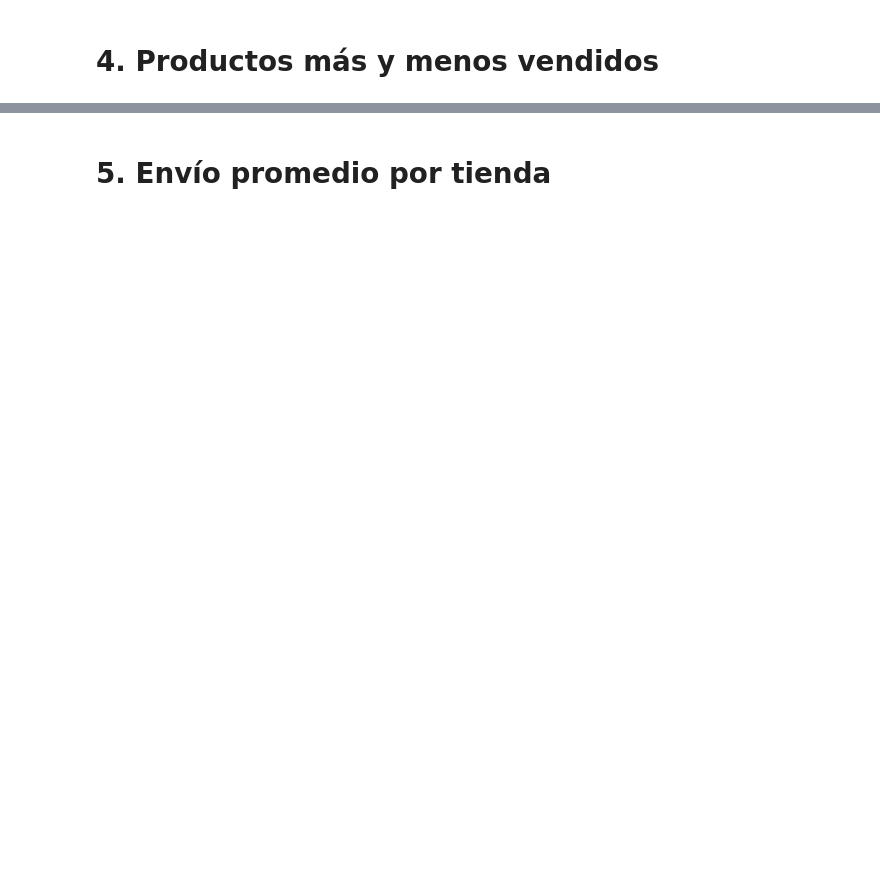
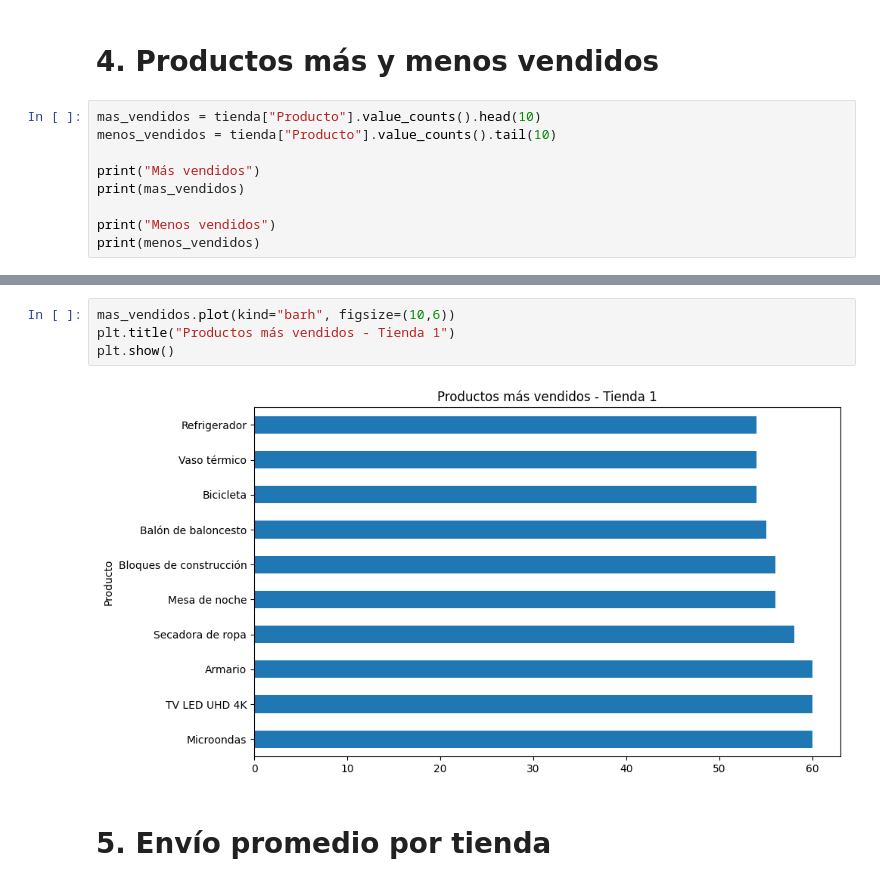
Before and after one commit to Franklin-Custodio/challenge-tiendas, a Jupyter notebook: AluraStoreLatam.ipynb, the cells around one changed output, grey strips where cells are left out. Saved outputs shown, nothing was run; the diff lists cells and outputs as text; blank space fills up the shorter version.

```diff
--- a/AluraStoreLatam.ipynb
+++ b/AluraStoreLatam.ipynb
@@ -61,2 +122,11 @@ plt.show()
 # %% [markdown]
 # 4. Productos más y menos vendidos
+# %%
+mas_vendidos = tienda["Producto"].value_counts().head(10)
+menos_vendidos = tienda["Producto"].value_counts().tail(10)
+
+print("Más vendidos")
+print(mas_vendidos)
+
+print("Menos vendidos")
+print(menos_vendidos)
@@ -63,2 +151,8 @@ plt.show()
+# %%
+mas_vendidos.plot(kind="barh", figsize=(10,6))
+plt.title("Productos más vendidos - Tienda 1")
+plt.show()
+# %% [output]
+[figure, added]
 # %% [markdown]
 # 5. Envío promedio por tienda
```
Also changed, not shown: parts of 8 cells of this notebook.
